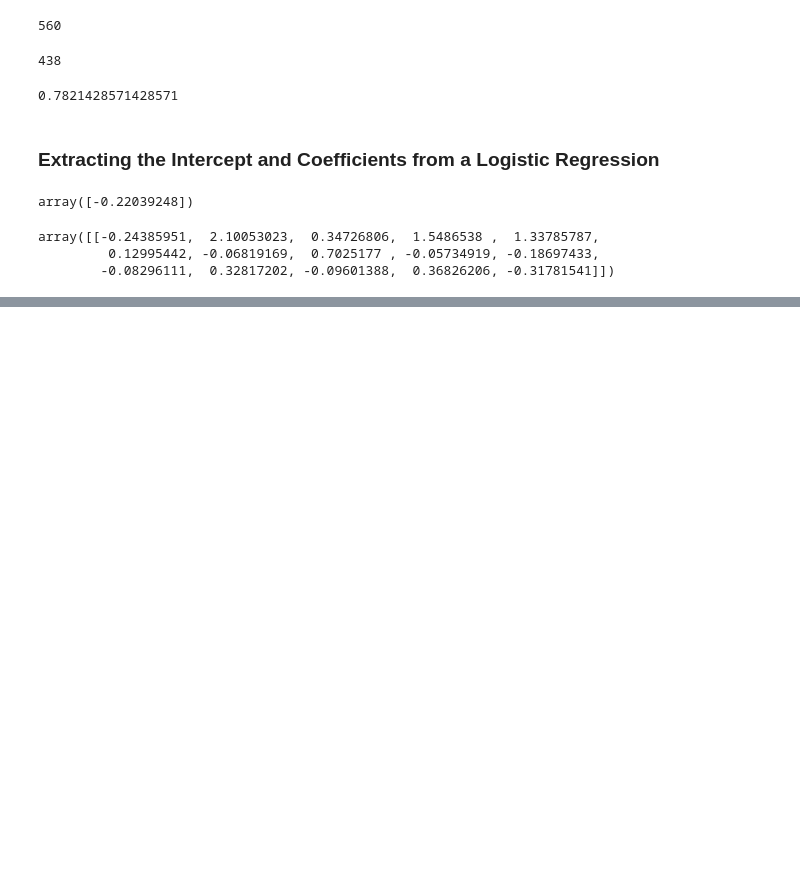
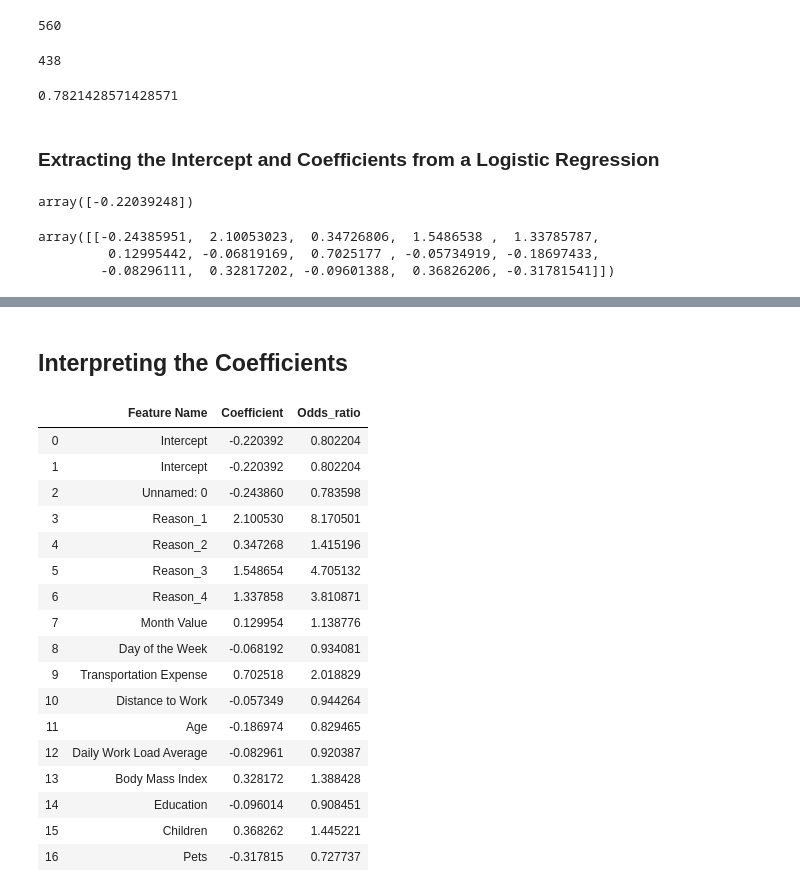
Before and after one commit to apianta/absenteeism_analysis, a Jupyter notebook: Absenteeism_ML.ipynb, the cells around one changed output, grey strips where cells are left out. Saved outputs shown, nothing was run; the diff lists cells and outputs as text; code cells hidden in the pictures; blank space fills up the shorter version.

```diff
--- a/Absenteeism_ML.ipynb
+++ b/Absenteeism_ML.ipynb
@@ -92,7 +99,9 @@ unscaled_inputs = data_with_targets.iloc[:, :-1]
 # %% [markdown]
 ### Scaling the inputs: Standardize the Data
 # %%
-from sklearn.preprocessing import StandardScaler
+# from sklearn.preprocessing import StandardScaler
 
-absenteeism_scaler = StandardScaler()
+# absenteeism_scaler = StandardScaler()
+
+
 # subtract the mean and divide by the standard deviation from each point variablewise(featurewise)
@@ -278,5 +328,5 @@ feature_name
 # %%
-summary_table = pd.Dataframe(columns = ['Feature Name'], data = feature_name)
+summary_table = pd.DataFrame(columns = ['Feature Name'], data = feature_name)
 summary_table['Coefficient'] = np.transpose(reg.coef_)
 
 summary_table
@@ -284,0 +350,6 @@ AttributeError: module 'pandas' has no attribute 'Dataframe'
+# %%
+summary_table.index = summary_table.index + 1
+summary_table.loc[0] = ['Intercept', reg.intercept_[0]]
+summary_table = summary_table.sort_index()
+
+summary_table
@@ -284,0 +375,25 @@ AttributeError: module 'pandas' has no attribute 'Dataframe'
+# %% [markdown]
+## Interpreting the Coefficients
+# %%
+summary_table['Odds_ratio'] = np.exp(summary_table.Coefficient)
+
+summary_table
+# %% [output]
+|  | Feature Name | Coefficient | Odds_ratio |
+| 0 | Intercept | -0.220392 | 0.802204 |
+| 1 | Intercept | -0.220392 | 0.802204 |
+| 2 | Unnamed: 0 | -0.243860 | 0.783598 |
+| 3 | Reason_1 | 2.100530 | 8.170501 |
+| 4 | Reason_2 | 0.347268 | 1.415196 |
+| 5 | Reason_3 | 1.548654 | 4.705132 |
+| 6 | Reason_4 | 1.337858 | 3.810871 |
+| 7 | Month Value | 0.129954 | 1.138776 |
+| 8 | Day of the Week | -0.068192 | 0.934081 |
+| 9 | Transportation Expense | 0.702518 | 2.018829 |
+| 10 | Distance to Work | -0.057349 | 0.944264 |
+| 11 | Age | -0.186974 | 0.829465 |
+| 12 | Daily Work Load Average | -0.082961 | 0.920387 |
+| 13 | Body Mass Index | 0.328172 | 1.388428 |
+| 14 | Education | -0.096014 | 0.908451 |
+| 15 | Children | 0.368262 | 1.445221 |
+| 16 | Pets | -0.317815 | 0.727737 |
```
Also changed, not shown: parts of 14 cells of this notebook.
